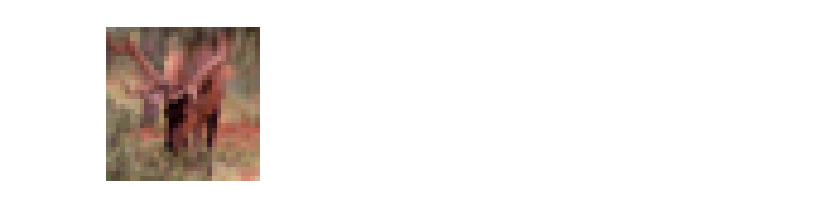
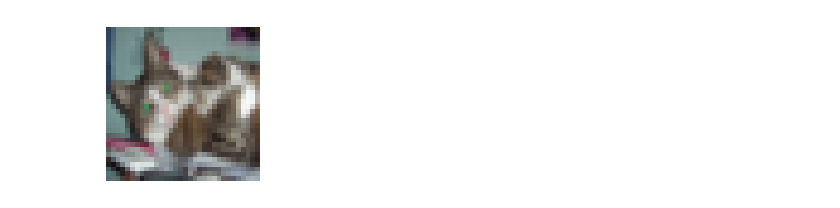
Before and after one commit to OlyaMizonova/training-with-ml, a Jupyter notebook: cifar10.ipynb, the cells around one changed output. Cells and saved outputs as stored; diff of their text form; code cells hidden in the pictures.

```diff
--- a/cifar10.ipynb
+++ b/cifar10.ipynb
@@ -43,0 +44,3 @@ df=toDF('data_batch_2')
+# %%
+df=df1
+#df=pd.concat([df1,df2,df3,df4,df5],axis=0)
@@ -44,3 +56,6 @@ df=toDF('data_batch_2')
+# %%
+df=df.drop(['type'],axis=1)
+dfTest=dfTest.drop(['type'],axis=1)
 # %%
 def imag(arr):
   width = 32
@@ -59,6 +74,6 @@ def imag(arr):
   plt.axis('off')
   plt.show()
 # %%
-imag(df.iloc[6].to_numpy())
+imag(df.iloc[331].to_numpy())
 # %% [output]
-[figure, old version]
+[figure, new version]
```
Also changed, not shown: parts of 25 cells of this notebook.
